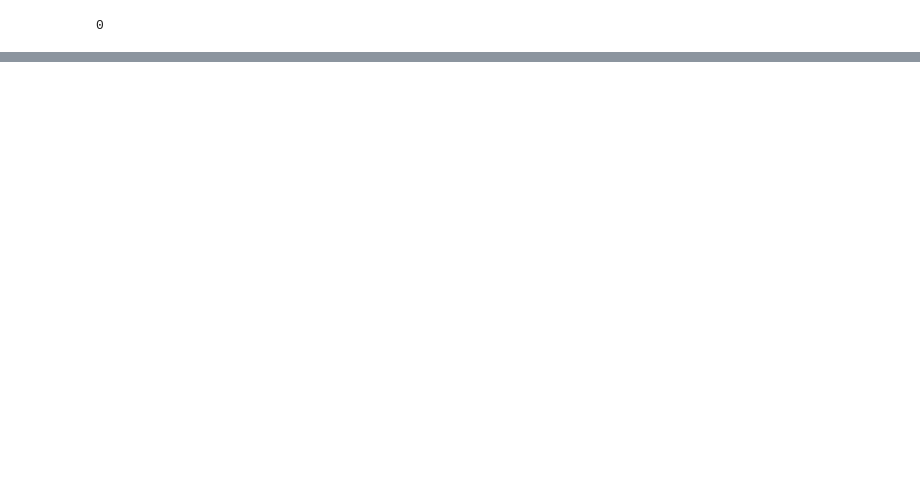
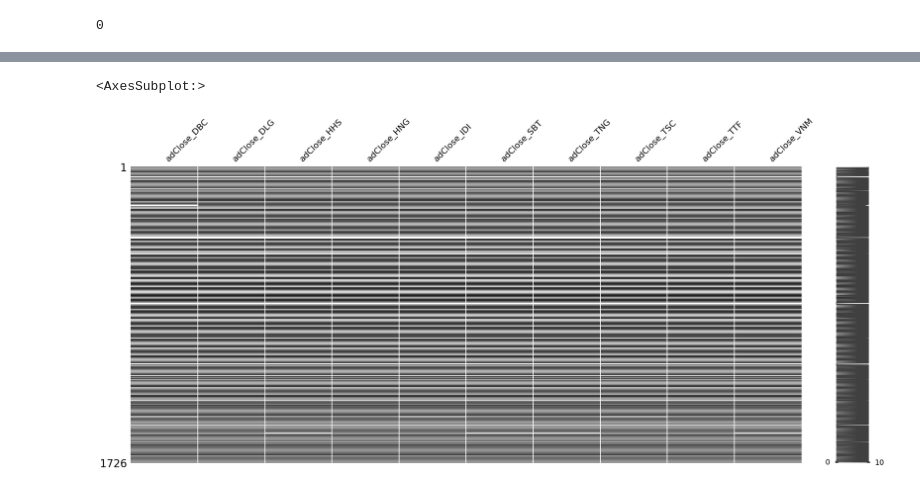
Before and after one commit to nhut-ntm/Pair-Trading-Upgrade-Pairs-Formation, a Jupyter notebook: notebooks/main_notebooks/mn01. data preprocessing/mn01_data_preprocessing_raw_stock_selection.ipynb, the cells around one changed output, grey strips where cells are left out. Drawn from its saved outputs; the diff is of its cells as text; code cells hidden in the pictures; blank space fills up the shorter version.

```diff
--- a/notebooks/main_notebooks/mn01. data preprocessing/mn01_data_preprocessing_raw_stock_selection.ipynb
+++ b/notebooks/main_notebooks/mn01. data preprocessing/mn01_data_preprocessing_raw_stock_selection.ipynb
@@ -736,0 +980,9 @@ lst_consumer_good_stock_selected
+# %%
+# Select the stocks that have the start date and end date the same as the required dates in the analysis phase
+consumer_good_lst_stock_selected = consumer_good_stock_exploration_table.sort_values(
+    by=['start_date', 'end_date','vol_avg_all'],
+    ascending=[True, False, False]
+    ).head(10)['code'].tolist()
+
+# Display the list of selected stock
+consumer_good_lst_stock_selected
@@ -737,3 +991,7 @@ lst_consumer_good_stock_selected
 # %%
-# Extract data of relevant
-df_raw_consumer_good_stock_selected = df_raw_consumer_good_filtered[df_raw_consumer_good_filtered['code'].isin(lst_consumer_good_stock_selected)]
+# Extract data of selected stocks
+df_raw_consumer_good_stock_selected = df_raw_consumer_good_filtered[
+    df_raw_consumer_good_filtered['code'].isin(consumer_good_lst_stock_selected)]
+
+# Display result dataframe
+df_raw_consumer_good_stock_selected
@@ -776,0 +1012,12 @@ df_consumer_good_stock_selected_pivoted.to_csv("df_consumer_good_stock_selected_
+# %%
+# Wrangle the selected data
+df_consumer_good_stock_selected_pivoted = hdf.reformat_dataframe(
+    df = df_raw_consumer_good_stock_selected,
+    index_col = 'date',
+    columns_col = 'code',
+    values_col = ['adClose'],
+    prefix=''
+    )
+
+# Display the result dataframe
+df_consumer_good_stock_selected_pivoted
@@ -776,0 +1038,10 @@ df_consumer_good_stock_selected_pivoted.to_csv("df_consumer_good_stock_selected_
+# %%
+# Evenly space the date by one day
+df_consumer_good_stock_selected_resampled = hdf.resample_dataframe(
+    df = df_consumer_good_stock_selected_pivoted,
+    date_column = 'date',
+    space_freq = 'D'
+)
+
+# Display the resampled dataset
+df_consumer_good_stock_selected_resampled
@@ -776,0 +1082,6 @@ df_consumer_good_stock_selected_pivoted.to_csv("df_consumer_good_stock_selected_
+# %%
+# Visualization of position of missing values
+msno.matrix(df_consumer_good_stock_selected_resampled)
+# %% [output]
+<AxesSubplot:>
+[figure, added]
```
Also changed, not shown: parts of 128 cells of this notebook, 4 other files.
